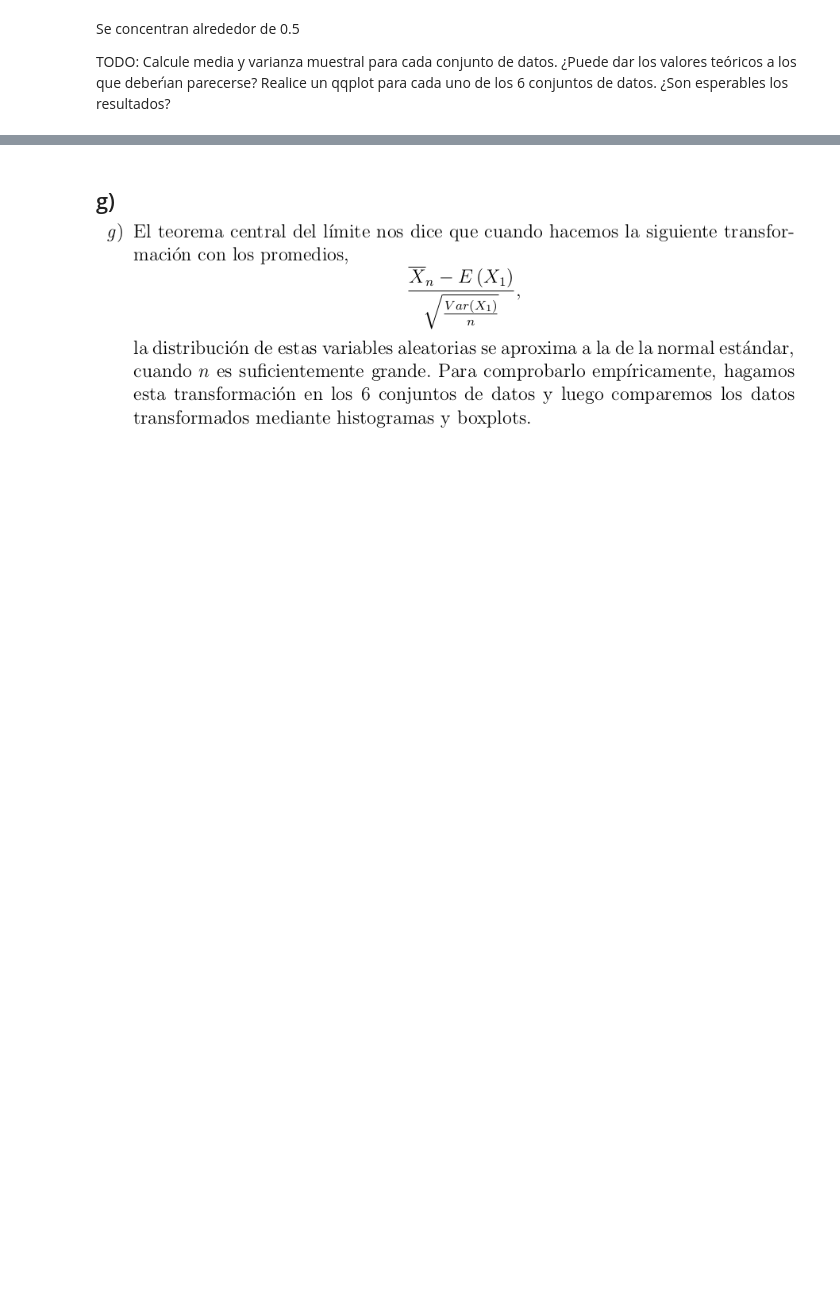
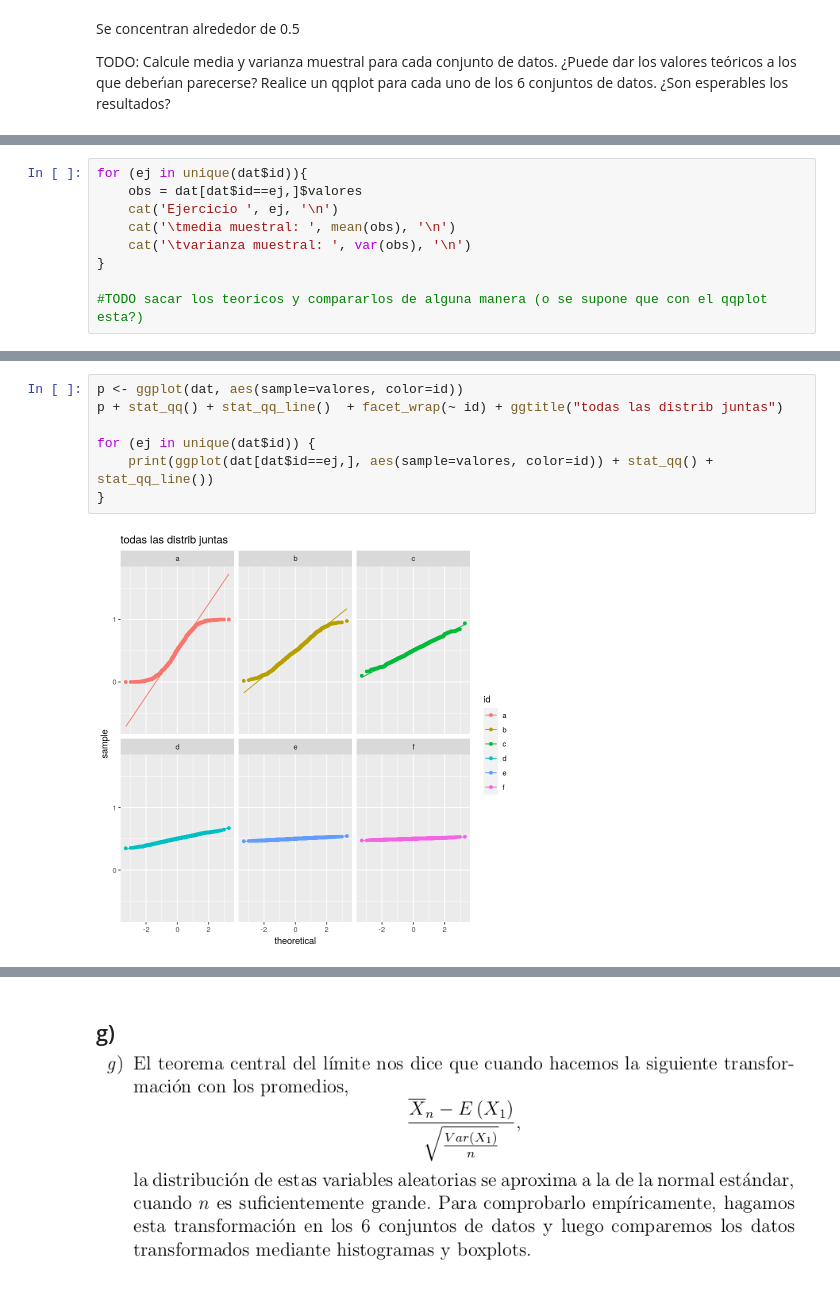
Before and after one commit to fzanollo/proba, a Jupyter notebook: tp/TP.ipynb, the cells around one changed output, grey strips where cells are left out. Saved outputs shown, nothing was run; the diff lists cells and outputs as text; blank space fills up the shorter version.

Commit message:
ej f, casi todo

```diff
--- a/tp/TP.ipynb
+++ b/tp/TP.ipynb
@@ -99,0 +88,9 @@ p + stat_qq() + stat_qq_line()  + facet_grid(~ id)
+# %%
+for (ej in unique(dat$id)){
+    obs = dat[dat$id==ej,]$valores
+    cat('Ejercicio ', ej, '\n')
+    cat('\tmedia muestral: ', mean(obs), '\n')
+    cat('\tvarianza muestral: ', var(obs), '\n')
+}
+
+#TODO sacar los teoricos y compararlos de alguna manera (o se supone que con el qqplot esta?)
@@ -99,0 +116,9 @@ p + stat_qq() + stat_qq_line()  + facet_grid(~ id)
+# %%
+p <- ggplot(dat, aes(sample=valores, color=id))
+p + stat_qq() + stat_qq_line()  + facet_wrap(~ id) + ggtitle("todas las distrib juntas")
+
+for (ej in unique(dat$id)) {
+    print(ggplot(dat[dat$id==ej,], aes(sample=valores, color=id)) + stat_qq() + stat_qq_line())
+}
+# %% [output]
+[figure, added]
```
Also changed, not shown: parts of 3 cells of this notebook.
